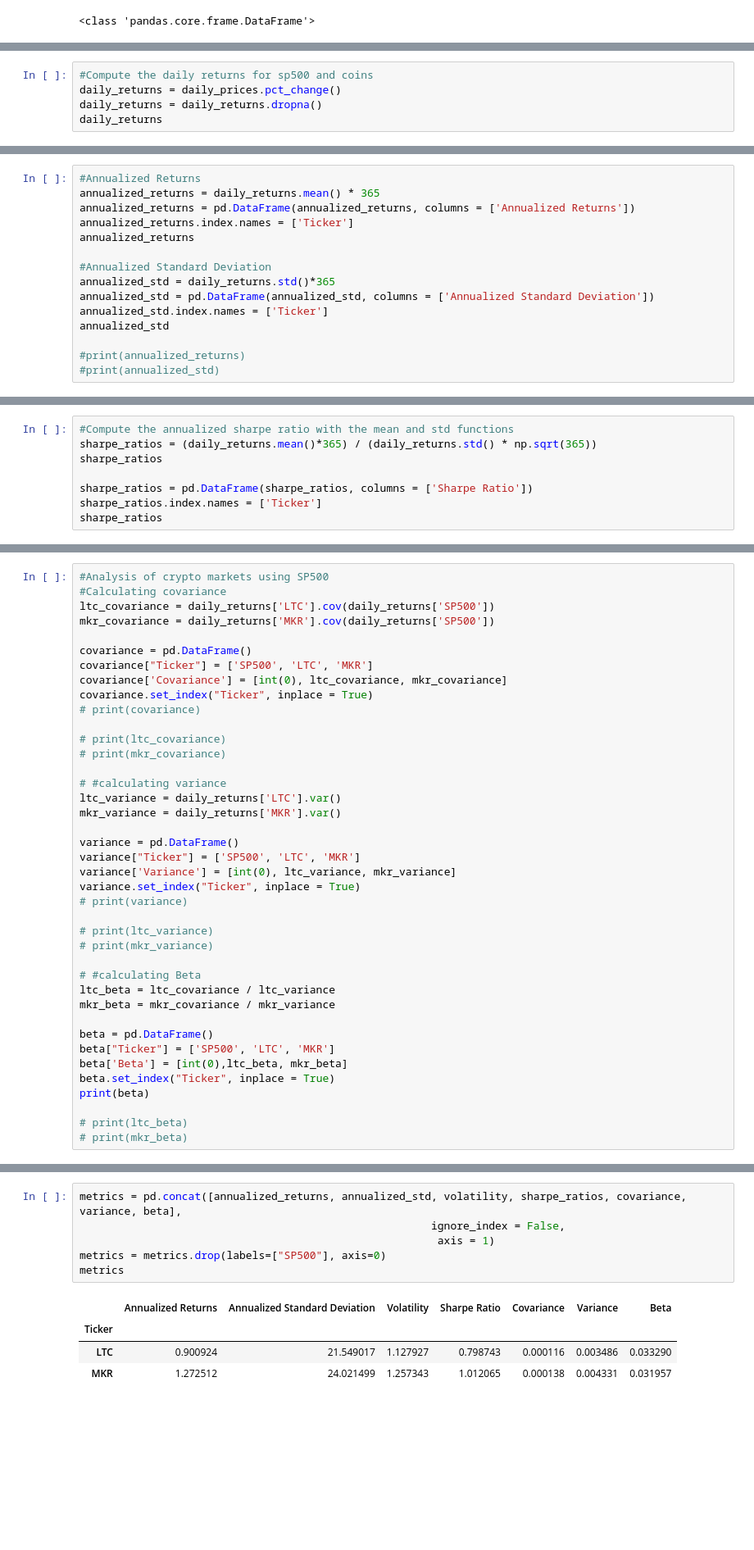
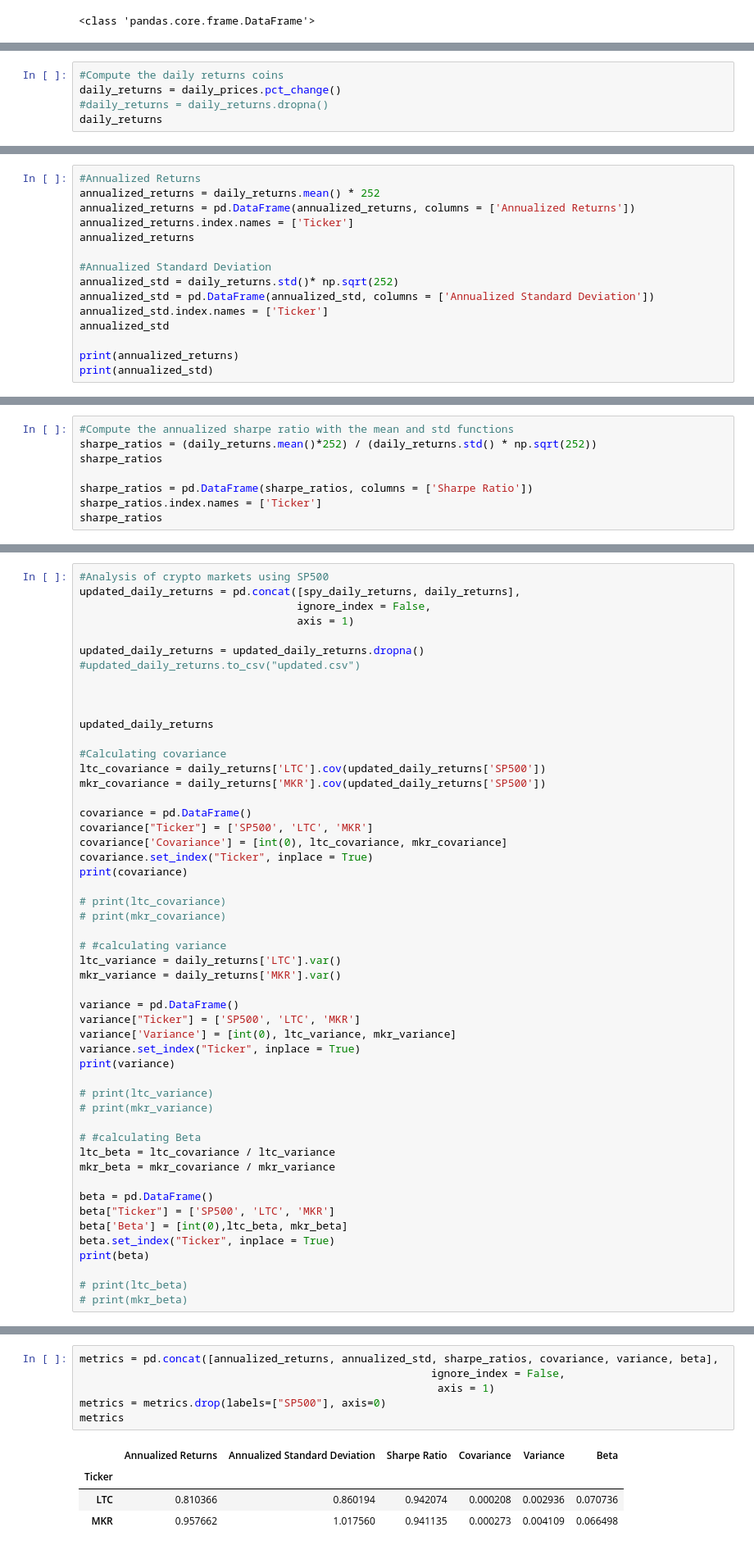
Before and after one commit to nairrekhabr/Project_3, a Jupyter notebook: ltc_mkr_analysis/LTC_MKR_analysis.ipynb, the cells around one changed output, grey strips where cells are left out. Shown at 82% size. Saved outputs shown, nothing was run; the diff lists cells and outputs as text; blank space fills up the shorter version.

```diff
--- a/ltc_mkr_analysis/LTC_MKR_analysis.ipynb
+++ b/ltc_mkr_analysis/LTC_MKR_analysis.ipynb
@@ -575,6 +635,6 @@ daily_prices
 # %%
-#Compute the daily returns for sp500 and coins
+#Compute the daily returns coins
 daily_returns = daily_prices.pct_change()
-daily_returns = daily_returns.dropna()
+#daily_returns = daily_returns.dropna()
 daily_returns
 # %% [output]
@@ -608,17 +668,17 @@ daily_returns_plot
 [interactive output not drawn]
 # %%
 #Annualized Returns
-annualized_returns = daily_returns.mean() * 365
+annualized_returns = daily_returns.mean() * 252
 annualized_returns = pd.DataFrame(annualized_returns, columns = ['Annualized Returns'])
 annualized_returns.index.names = ['Ticker']
 annualized_returns
 
 #Annualized Standard Deviation
-annualized_std = daily_returns.std()*365
+annualized_std = daily_returns.std()* np.sqrt(252)
 annualized_std = pd.DataFrame(annualized_std, columns = ['Annualized Standard Deviation'])
 annualized_std.index.names = ['Ticker']
 annualized_std
 
-#print(annualized_returns)
-#print(annualized_std)
+print(annualized_returns)
+print(annualized_std)
 # %% [output]
@@ -644,6 +693,6 @@ volatility
 # %%
 #Compute the annualized sharpe ratio with the mean and std functions
-sharpe_ratios = (daily_returns.mean()*365) / (daily_returns.std() * np.sqrt(365))
+sharpe_ratios = (daily_returns.mean()*252) / (daily_returns.std() * np.sqrt(252))
 sharpe_ratios
 
 sharpe_ratios = pd.DataFrame(sharpe_ratios, columns = ['Sharpe Ratio'])
@@ -658,14 +706,25 @@ sharpe_ratios
 # %%
 #Analysis of crypto markets using SP500
+updated_daily_returns = pd.concat([spy_daily_returns, daily_returns],
+                                  ignore_index = False,
+                                  axis = 1)
+
+updated_daily_returns = updated_daily_returns.dropna()
+#updated_daily_returns.to_csv("updated.csv")
+
+
+
+updated_daily_returns
+
 #Calculating covariance
-ltc_covariance = daily_returns['LTC'].cov(daily_returns['SP500'])
-mkr_covariance = daily_returns['MKR'].cov(daily_returns['SP500'])
+ltc_covariance = daily_returns['LTC'].cov(updated_daily_returns['SP500'])
+mkr_covariance = daily_returns['MKR'].cov(updated_daily_returns['SP500'])
 
 covariance = pd.DataFrame()
 covariance["Ticker"] = ['SP500', 'LTC', 'MKR']
 covariance['Covariance'] = [int(0), ltc_covariance, mkr_covariance]
 covariance.set_index("Ticker", inplace = True)
-# print(covariance)
+print(covariance)
 
 # print(ltc_covariance)
 # print(mkr_covariance)
@@ -678,7 +737,7 @@ variance = pd.DataFrame()
 variance["Ticker"] = ['SP500', 'LTC', 'MKR']
 variance['Variance'] = [int(0), ltc_variance, mkr_variance]
 variance.set_index("Ticker", inplace = True)
-# print(variance)
+print(variance)
 
 # print(ltc_variance)
 # print(mkr_variance)
@@ -704,14 +773,14 @@ MKR     0.031957
 # %%
-metrics = pd.concat([annualized_returns, annualized_std, volatility, sharpe_ratios, covariance, variance, beta],
+metrics = pd.concat([annualized_returns, annualized_std, sharpe_ratios, covariance, variance, beta],
                                                        ignore_index = False,
                                                         axis = 1)
 metrics = metrics.drop(labels=["SP500"], axis=0)
 metrics
 # %% [output]
-|  | Annualized Returns | Annualized Standard Deviation | Volatility | Sharpe Ratio | Covariance | Variance | Beta |
-| Ticker |  |  |  |  |  |  |  |
-| LTC | 0.900924 | 21.549017 | 1.127927 | 0.798743 | 0.000116 | 0.003486 | 0.033290 |
-| MKR | 1.272512 | 24.021499 | 1.257343 | 1.012065 | 0.000138 | 0.004331 | 0.031957 |
+|  | Annualized Returns | Annualized Standard Deviation | Sharpe Ratio | Covariance | Variance | Beta |
+| Ticker |  |  |  |  |  |  |
+| LTC | 0.810366 | 0.860194 | 0.942074 | 0.000208 | 0.002936 | 0.070736 |
+| MKR | 0.957662 | 1.017560 | 0.941135 | 0.000273 | 0.004109 | 0.066498 |
 # %%
 #Come the two metric tables to view the difference in ratios when the benchmark changes from a crypto currency like Bitcoin to an index like SP500.
 
```
Also changed, not shown: parts of 21 cells of this notebook.
